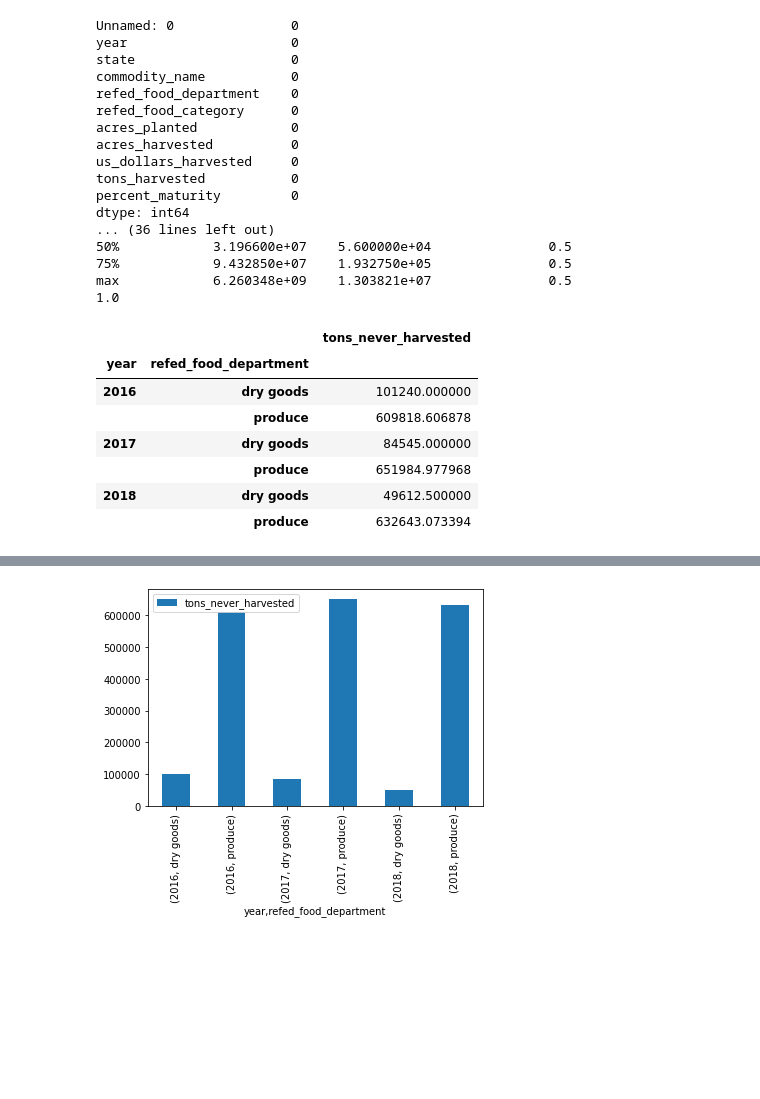
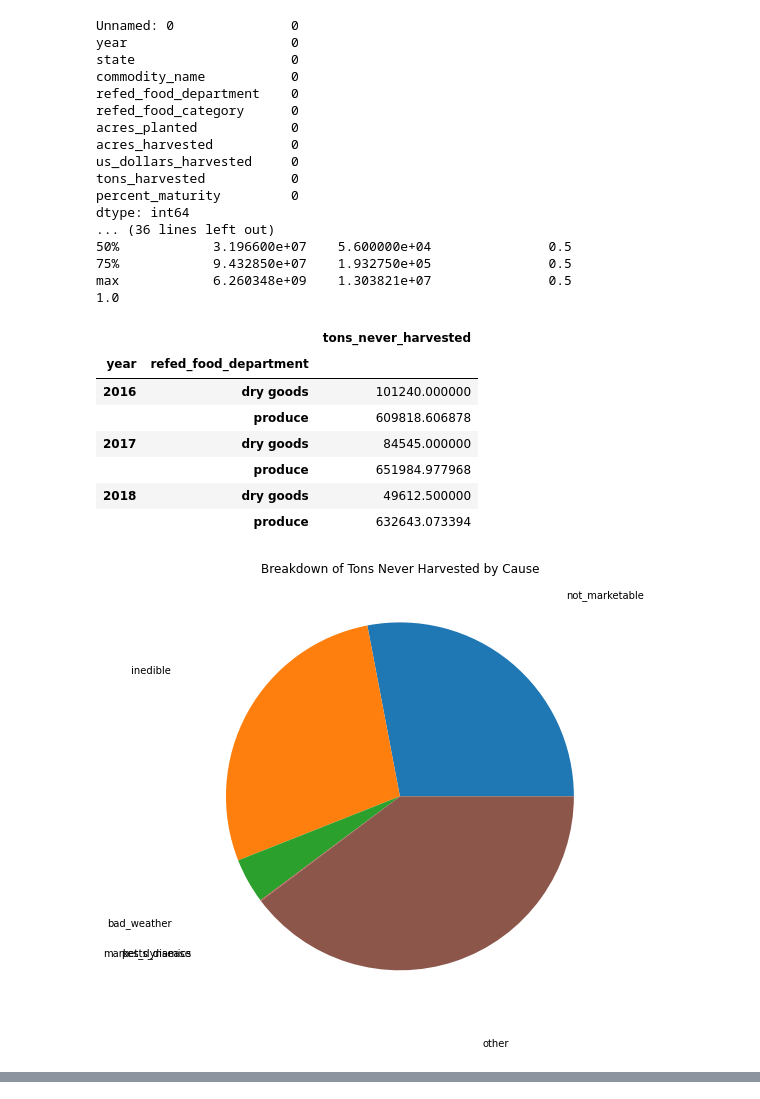
Before and after one commit to nimasajedi1/ReFED-Code-Challenge, a Jupyter notebook: ReFED_Code_Challenge.ipynb, the cells around one changed output, grey strips where cells are left out. Saved outputs shown, nothing was run; the diff lists cells and outputs as text; code cells hidden in the pictures; blank space fills up the shorter version.

```diff
--- a/ReFED_Code_Challenge.ipynb
+++ b/ReFED_Code_Challenge.ipynb
@@ -62,9 +62,14 @@ display(df2)
 
 #Part 2.3 creating aggregate table for food waste causes
 df3 = df.groupby(['year','refed_food_department'])['not_marketable','inedible','bad_weather','pests_disease','market_dynamics','other'].sum()
+plt.figure(figsize=(10, 8))
+plt.pie(df1['rate'],labels=df1['cause'])
+plt.title("Breakdown of Tons Never Harvested by Cause")
+plt.show()
 
 #Part 2.4 plotting table generated in 2.3
 display(df3)
+
 
 #Part 3.1 load new dataset
 df4 = pd.read_csv('https://raw.githubusercontent.com/nimasajedi1/ReFED-Code-Challenge/main/farm_update_part_3.csv')
@@ -89,33 +94,34 @@ frames = [df,df4]
 result = pd.concat(frames)
 
 #Part 3.3 Save combined datasets to V2 production dataset
 result.to_csv(path_or_buf=r"v2_prod.csv",sep=',',index=False)
 # %% [output]
 Unnamed: 0               0
 year                     0
 state                    0
 commodity_name           0
 refed_food_department    0
 refed_food_category      0
 acres_planted            0
 acres_harvested          0
 us_dollars_harvested     0
 tons_harvested           0
 percent_maturity         0
 dtype: int64
 ... (36 lines left out)
 50%            3.196600e+07    5.600000e+04               0.5
 75%            9.432850e+07    1.932750e+05               0.5
 max            6.260348e+09    1.303821e+07               0.5
 1.0
 |  |  | tons_never_harvested |
 | year | refed_food_department |  |
 | 2016 | dry goods | 101240.000000 |
 |  | produce | 609818.606878 |
 | 2017 | dry goods | 84545.000000 |
 |  | produce | 651984.977968 |
 | 2018 | dry goods | 49612.500000 |
 |  | produce | 632643.073394 |
+[figure, new version]
 |  |  | not_marketable | inedible | bad_weather | pests_disease | market_dynamics | other |
 | year | refed_food_department |  |  |  |  |  |  |
 | 2016 | dry goods | 28347.200000 | 28347.200000 | 4252.080000 | 63.781200 | 13.161200 | 40216.577600 |
@@ -141,4 +147,3 @@ dtype: int64
 50%            4.488100e+07    7.300000e+04               0.5
 75%            1.363460e+08    2.524000e+05               0.5
 max            6.260348e+09    1.276940e+07               0.5
-[figure, old version]
```
